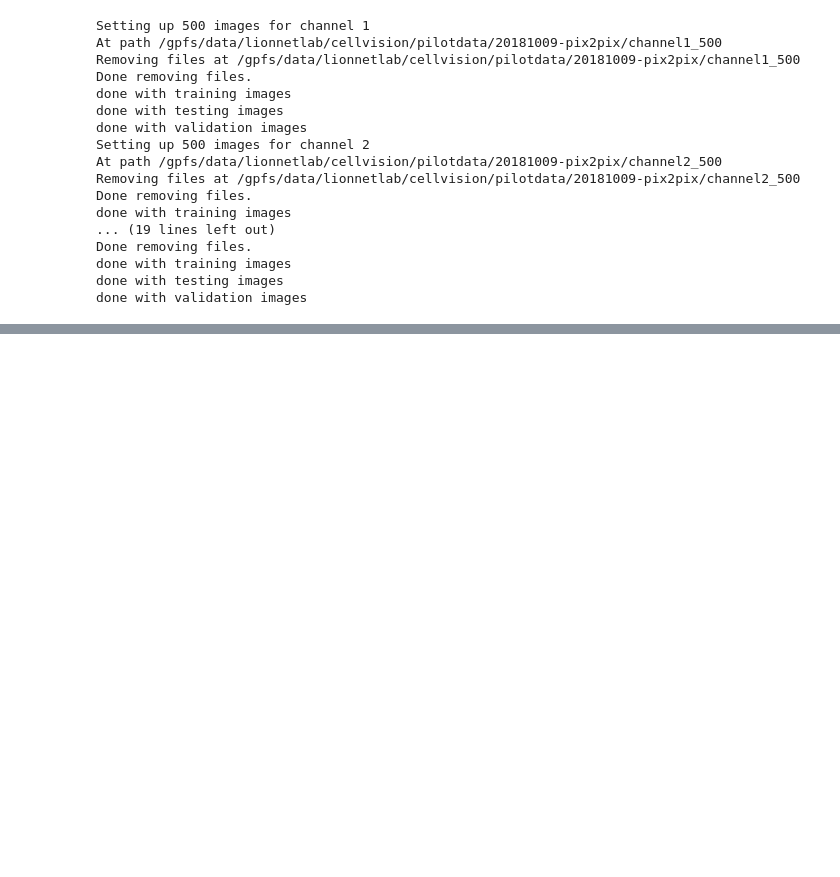
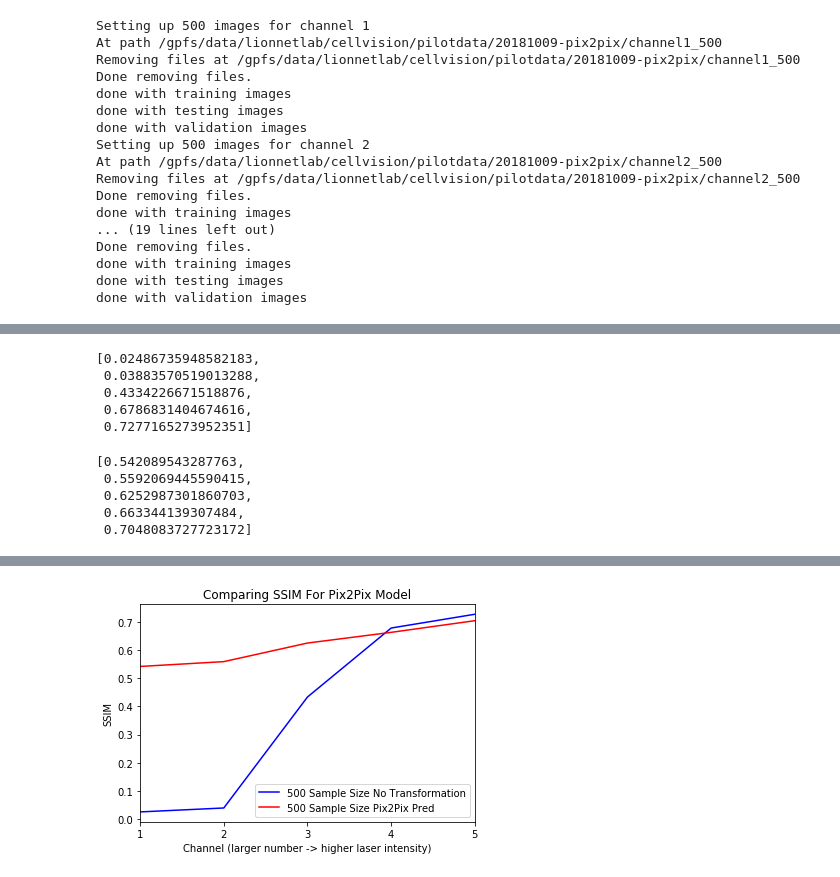
Before and after one commit to NYU-CDS-Capstone-Project/CellVision, a Jupyter notebook: notebooks/pix2pix_model_benchmark.ipynb, the cells around one changed output, grey strips where cells are left out. Drawn from its saved outputs; the diff is of its cells as text; code cells hidden in the pictures; blank space fills up the shorter version.

Commit message:
comparing image shapes

```diff
--- a/notebooks/pix2pix_model_benchmark.ipynb
+++ b/notebooks/pix2pix_model_benchmark.ipynb
@@ -179,7 +189,7 @@ import glob
 import os
 
 channels = list(range(1,6))
-sample_sizes =[100, 1000]
+sample_sizes =[500]
 
 result_path = '/home/dg3047/capstone/pytorch-CycleGAN-and-pix2pix/results'
 
@@ -192,7 +202,8 @@ for sample_size in sample_sizes:
     ssim_sub = []
     for channel in channels:
         print("Getting MSE and SSIM for sample size {} and channel {}".format(sample_size, channel))
-        result_dir = '{}/cellvision_channel{}_{}/test_latest/images'.format(result_path, channel, sample_size)
+        result_dir = '{}/cellvision_channel{}_{}/val_latest/images'.format(result_path, channel, sample_size)
+        print(result_dir)
         real_path_low = '{}/*_real_A.png'.format(result_dir)
         real_low_imgs = glob.glob(real_path_low)
         print("getting {} images".format(len(real_low_imgs)))
@@ -271,13 +333,25 @@ print("Fake ssim mean {} with std {}".format(fake_mean,fake_std))
 # %%
 low_means
+# %% [output]
+[0.02486735948582183,
+ 0.03883570519013288,
+ 0.4334226671518876,
+ 0.6786831404674616,
+ 0.7277165273952351]
 # %%
 fake_means
+# %% [output]
+[0.542089543287763,
+ 0.5592069445590415,
+ 0.6252987301860703,
+ 0.663344139307484,
+ 0.7048083727723172]
 # %%
 # Comparing MSE for denoising
-plt.plot(list(range(1, 6)), low_means[0:5], label="100 Sample Size No Transformation", color='blue')
-plt.plot(list(range(1, 6)), fake_means[0:5], label="100 Sample Size Prediction", color='red')
-plt.plot(list(range(1, 6)), low_means[5:10], label="1000 Sample Size No Transformation", color='purple')
-plt.plot(list(range(1, 6)), fake_means[5:10], label="1000 Sample Size Prediction", color='green')
+plt.plot(list(range(1, 6)), low_means[0:5], label="500 Sample Size No Transformation", color='blue')
+plt.plot(list(range(1, 6)), fake_means[0:5], label="500 Sample Size Pix2Pix Pred", color='red')
+# plt.plot(list(range(1, 6)), low_means[5:10], label="1000 Sample Size No Transformation", color='purple')
+# plt.plot(list(range(1, 6)), fake_means[5:10], label="1000 Sample Size Prediction", color='green')
 
 plt.title('Comparing SSIM For Pix2Pix Model')
 plt.legend(loc = 'lower right')
@@ -288,3 +362,4 @@ plt.axes().set_xticks(list(range(1, 6)), minor=False)
 plt.ylabel('SSIM')
 plt.xlabel('Channel (larger number -> higher laser intensity)')
 plt.show()
+# %% [output]
@@ -291,3 +368,4 @@ plt.show()
+[figure, added]
 # %%
 # Showing images
 from skimage import exposure
```
Also changed, not shown: parts of 7 cells of this notebook.
